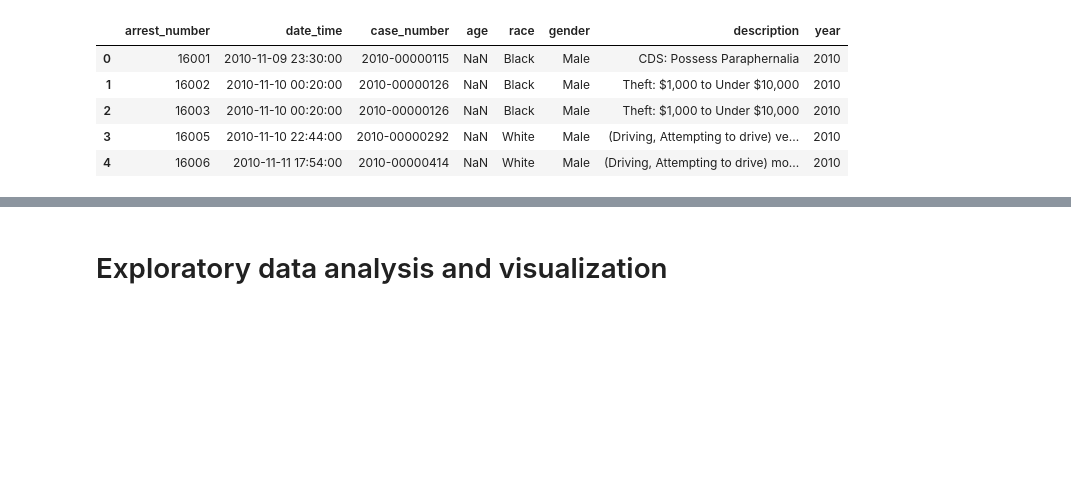
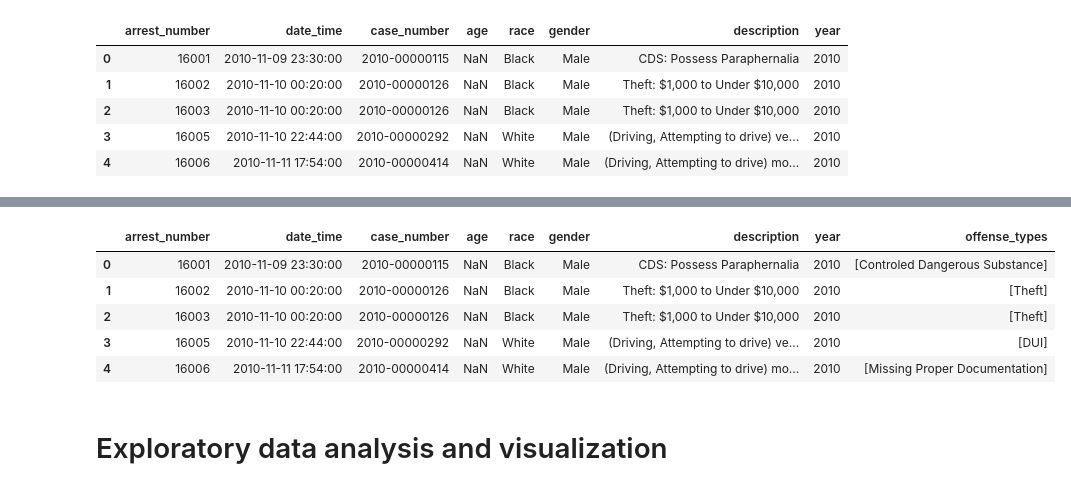
Before and after one commit to NathanOstrander18/college-park-arrests, a Jupyter notebook: final-project.ipynb, the cells around one changed output, grey strips where cells are left out. Saved outputs shown, nothing was run; the diff lists cells and outputs as text; code cells hidden in the pictures; blank space fills up the shorter version.

```diff
--- a/final-project.ipynb
+++ b/final-project.ipynb
@@ -84,0 +87,8 @@ dataframe.head()
+# %%
+dataframe = dataframe.dropna(subset=['description'])
+
+crimes = dataframe.groupby('description')
+i = 0
+for name, group in crimes:
+    i = i + 1
+    print(str(i) + ": " + str(name) + '\n')
@@ -85,3 +115,39 @@ dataframe.head()
+# %%
+incident_types = ['driving', 'w/o req. license and authorization', 'alcohol', 'urinating','drug', 'suspended lic', 'disorderly conduct', 'fictitious lic', 'trespass', 'theft', 'marijuana', 'rogue and vagabond', 'robbery', 'rape', 'resist', 'molest', 'obstructing and hindering', 'destruction property', 'handgun', 'murder', 'assault', 'burglary', 'cds', 'credit card', 'deadly weapon', 'false documentation']
+# credic card = theft
+# suspended lic + fictitious lic = false documentation
+# CDS = controled dangerous substance
+# Rogue and Vagabond = breaking and entering vehicle
+offense_types = {'alcohol': 'Alcohol Related', 'Missing Proper Documentation': 'Missing Proper Documentation', 'DUI': 'DUI', 'urinating': 'Public Urination', 'drug': 'Drug Related', 'disorderly conduct': 'Disorderly Conduct', 'fictitious lic': 'False Documentation', 'trespass': "Trespassing", 'theft': 'Theft', 'marijuana': 'Marijuana', 'rogue and vagabond': 'Rogue and Vagabond', 'robbery': 'Robbery', 'rape': 'Rape', 'resist': 'Resisting Arrest', 'molest': 'Molestation', 'obstructing and hindering': 'Obstructing and Hindering', 'destruction property': 'Destruction of Property', 'handgun': 'Illegal Possession of Handgun', 'murder': 'Murder', 'assault': 'Assault', 'burglary': 'Burglary', 'cds': 'Controled Dangerous Substance', 'credit card': 'Theft', 'deadly weapon': 'Deadly Weapon', 'false documentation': 'False Documentation'}
+num_offenses = {'Missing Proper Documentation': 0, 'DUI': 0, 'Alcohol Related': 0, 'Public Urination': 0, 'Controled Dangerous Substance': 0, 'Drug Related': 0, 'Disorderly Conduct': 0, 'Trespassing': 0, 'Marijuana': 0, 'Rogue and Vagabond': 0, 'Robbery': 0, 'Rape': 0, 'Resisting Arrest': 0, 'Molestation': 0, 'Obstructing and Hindering': 0, 'Destruction of Property': 0, 'Illegal Possession of Handgun': 0, 'Murder': 0, 'Assault': 0, 'Burglary': 0, 'Theft': 0, 'Deadly Weapon': 0, 'False Documentation': 0}
+dataframe['offense_types'] = None
+for index, row in dataframe.iterrows():
+    result = list(filter(lambda x: x if x in row['description'].lower() else "", incident_types))
+    if 'driving' in result and 'alcohol' in result:
+        result.remove('alcohol')
+        result.append('DUI')
+    if 'driving' in result and 'w/o req. license and authorization' in result:
+        result.remove('w/o req. license and authorization')
+        result.append('Missing Proper Documentation')
+    if 'driving' in result and 'suspended lic' in result:
+        result.remove('suspended lic')
+        result.append('Missing Proper Documentation')
+    if 'driving' in result:
+        result.remove('driving')
+
+    for i, offense in enumerate(result):
+        result[i] = offense_types[offense]
+        num_offenses[result[i]]+= 1
+    dataframe.set_value(index, 'offense_types', result)
+
+dataframe.head()
+# %% [output]
+|  | arrest_number | date_time | case_number | age | race | gender | description | year | offense_types |
+| 0 | 16001 | 2010-11-09 23:30:00 | 2010-00000115 | NaN | Black | Male | CDS: Possess Paraphernalia | 2010 | [Controled Dangerous Substance] |
+| 1 | 16002 | 2010-11-10 00:20:00 | 2010-00000126 | NaN | Black | Male | Theft: $1,000 to Under $10,000 | 2010 | [Theft] |
+| 2 | 16003 | 2010-11-10 00:20:00 | 2010-00000126 | NaN | Black | Male | Theft: $1,000 to Under $10,000 | 2010 | [Theft] |
+| 3 | 16005 | 2010-11-10 22:44:00 | 2010-00000292 | NaN | White | Male | (Driving, Attempting to drive) ve... | 2010 | [DUI] |
+| 4 | 16006 | 2010-11-11 17:54:00 | 2010-00000414 | NaN | White | Male | (Driving, Attempting to drive) mo... | 2010 | [Missing Proper Documentation] |
 # %% [markdown]
 # Exploratory data analysis and visualization
 # %% [markdown]
```
Also changed, not shown: parts of 5 cells of this notebook.
